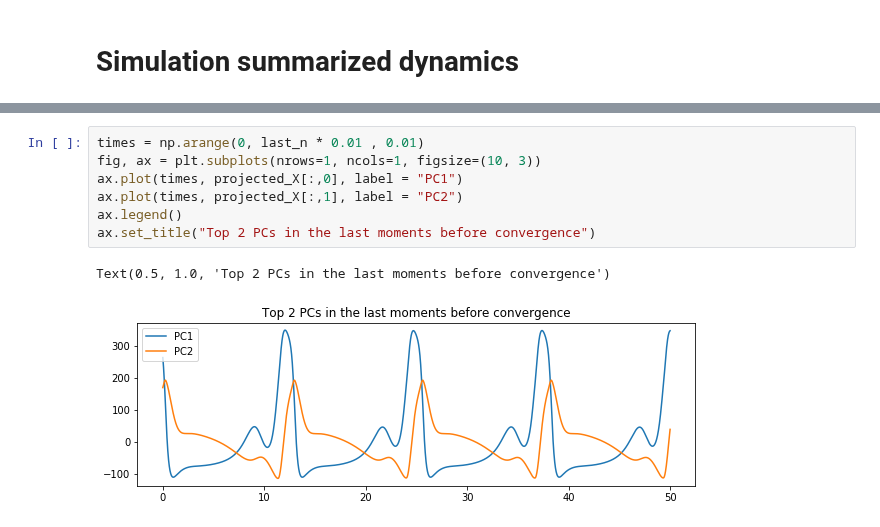
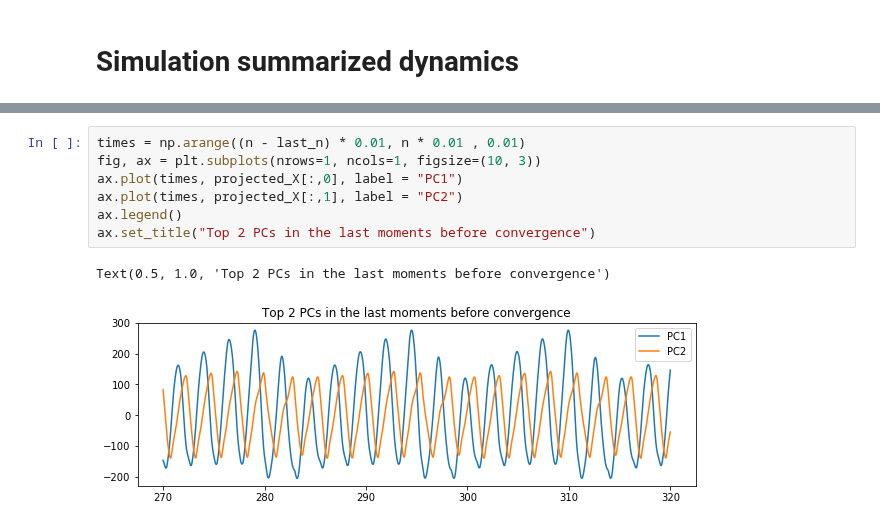
Before and after one commit to sjonany/c-elegans-interactome-analysis, a Jupyter notebook: simulation_visualization.ipynb, the cells around one changed output, grey strips where cells are left out. Drawn from its saved outputs; the diff is of its cells as text.

Commit message:
Fix error in time range for plotting last n dynamics

```diff
--- a/simulation_visualization.ipynb
+++ b/simulation_visualization.ipynb
@@ -151,13 +151,13 @@ Text(0.5, 1.0, 'Top 2 PCs on entire run')
 # %%
-times = np.arange(0, last_n * 0.01 , 0.01)
+times = np.arange((n - last_n) * 0.01, n * 0.01 , 0.01)
 fig, ax = plt.subplots(nrows=1, ncols=1, figsize=(10, 3))
 ax.plot(times, projected_X[:,0], label = "PC1")
 ax.plot(times, projected_X[:,1], label = "PC2")
 ax.legend()
 ax.set_title("Top 2 PCs in the last moments before convergence")
 # %% [output]
 Text(0.5, 1.0, 'Top 2 PCs in the last moments before convergence')
-[figure, old version]
+[figure, new version]
 # %%
 # Plot initial dynamics
 # AVL = interneuron. PLML = sensory neuron. VB01 = motor neuron.
```
Also changed, not shown: parts of 7 cells of this notebook.
